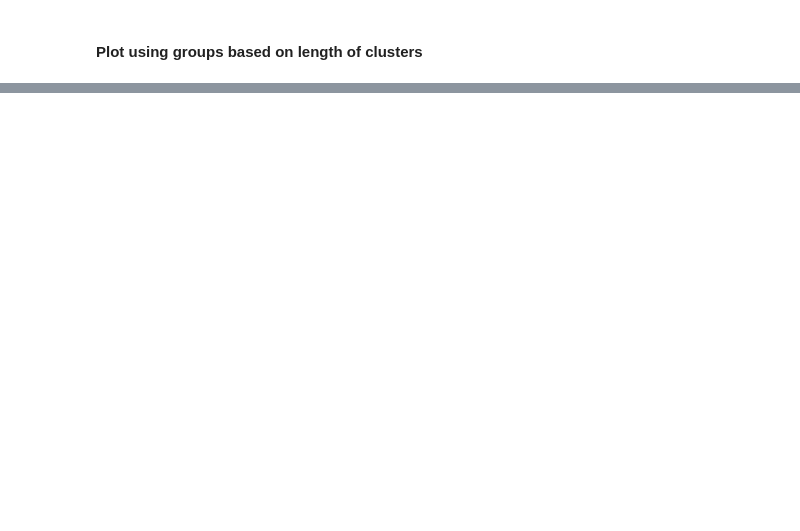
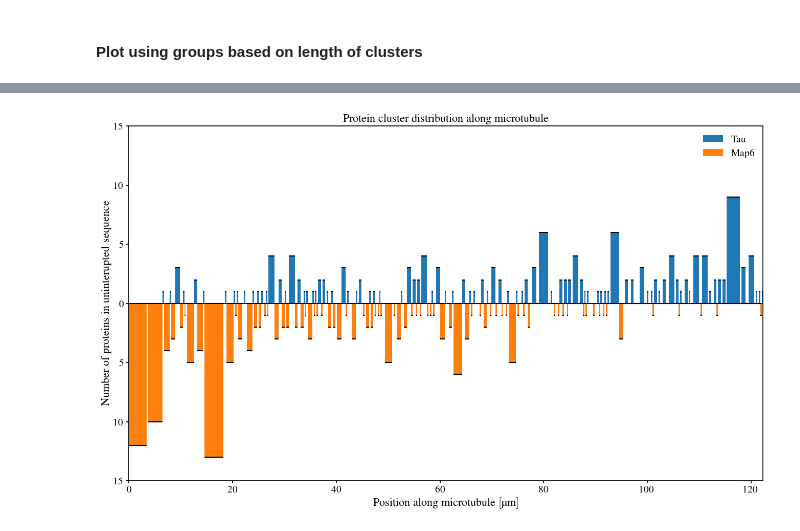
Before and after one commit to CWU-Computational-Biophysics/tau_mts, a Jupyter notebook: analysis.ipynb, the cells around one changed output, grey strips where cells are left out. Drawn from its saved outputs; the diff is of its cells as text; code cells hidden in the pictures; blank space fills up the shorter version.

Commit message:
converted distribution plot to function approach

```diff
--- a/analysis.ipynb
+++ b/analysis.ipynb
@@ -483,0 +520,17 @@ fig.savefig(figure_dir / r"protein_cluster_distribution")
+# %%
+# plot the protein cluster distribution using the function
+
+# select a sim name and time step
+name = "T0_5_2"
+step = 999
+
+# define the figure
+fig, ax = plt.subplots(figsize=(16, 9))
+
+# plot the clusters
+plot_clusters(fig, ax, name, step, sim_dict)
+
+# save the figure
+fig.savefig(figure_dir / r"protein_cluster_distribution")
+# %% [output]
+[figure, added]
```
Also changed, not shown: parts of 9 cells of this notebook, 2 other files.
